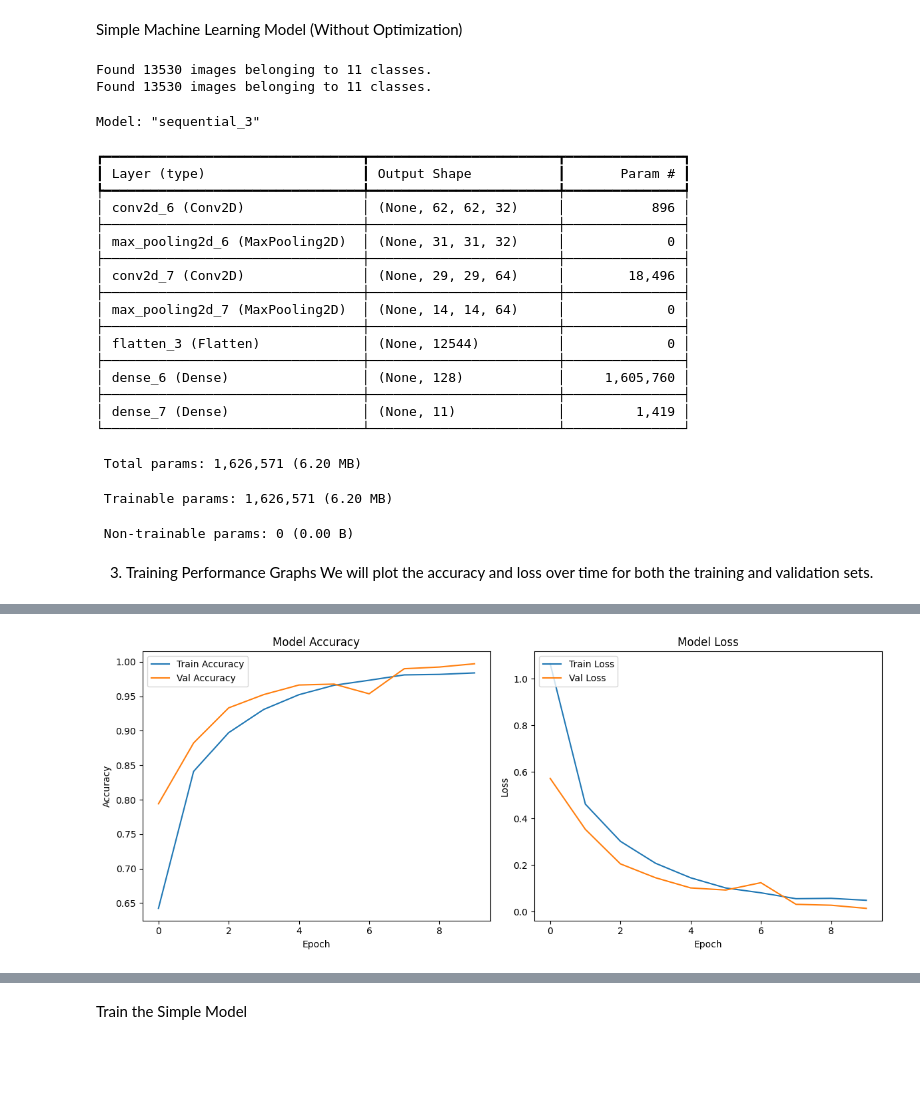
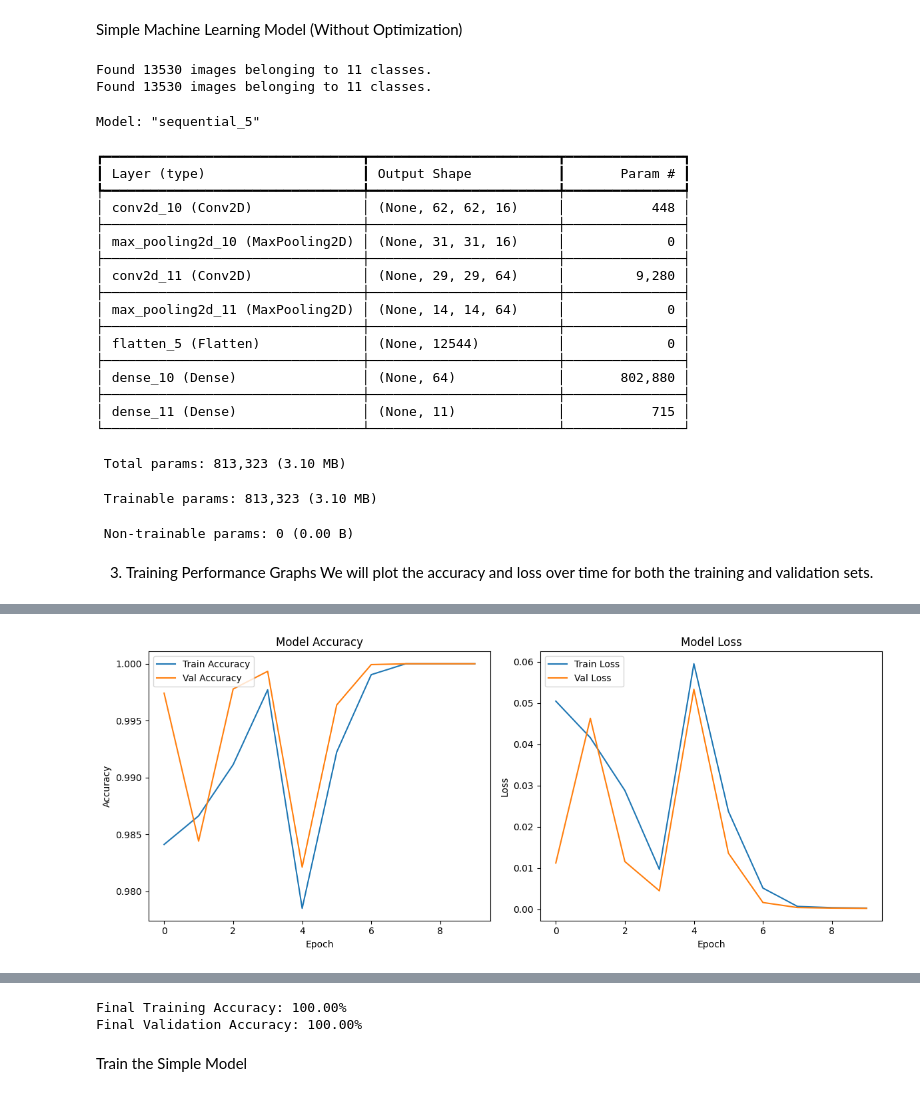
Before and after one commit to charite-uwatwembi/Crop-Disease-AI-Classification, a Jupyter notebook: notebook.ipynb, the cells around one changed output, grey strips where cells are left out. Saved outputs shown, nothing was run; the diff lists cells and outputs as text; code cells hidden in the pictures; blank space fills up the shorter version.

```diff
--- a/notebook.ipynb
+++ b/notebook.ipynb
@@ -147,7 +121,9 @@ val_data = val_datagen.flow_from_directory(
 simple_model = Sequential()
 
 # Input layer (Convolutional)
-simple_model.add(Conv2D(32, (3, 3), activation='relu', input_shape=(64, 64, 3)))
+
+simple_model.add(Conv2D(16, (3, 3), activation='relu', input_shape=(64, 64, 3)))
+
 simple_model.add(MaxPooling2D(pool_size=(2, 2)))
 
 # Second convolutional layer
@@ -158,7 +134,8 @@ simple_model.add(MaxPooling2D(pool_size=(2, 2)))
 simple_model.add(Flatten())
 
 # Fully connected layers
-simple_model.add(Dense(128, activation='relu'))
+simple_model.add(Dense(64, activation='relu'))
+
 simple_model.add(Dense(train_generator.num_classes, activation='softmax'))  # Adjust output to the number of classes
 
 # Compile the model
@@ -169,26 +146,26 @@ simple_model.summary()
 # %% [output]
 Found 13530 images belonging to 11 classes.
 Found 13530 images belonging to 11 classes.
-Model: "sequential_3"
+Model: "sequential_5"
 ┏━━━━━━━━━━━━━━━━━━━━━━━━━━━━━━━━━┳━━━━━━━━━━━━━━━━━━━━━━━━┳━━━━━━━━━━━━━━━┓
 ┃ Layer (type)                    ┃ Output Shape           ┃       Param # ┃
 ┡━━━━━━━━━━━━━━━━━━━━━━━━━━━━━━━━━╇━━━━━━━━━━━━━━━━━━━━━━━━╇━━━━━━━━━━━━━━━┩
-│ conv2d_6 (Conv2D)               │ (None, 62, 62, 32)     │           896 │
+│ conv2d_10 (Conv2D)              │ (None, 62, 62, 16)     │           448 │
 ├─────────────────────────────────┼────────────────────────┼───────────────┤
-│ max_pooling2d_6 (MaxPooling2D)  │ (None, 31, 31, 32)     │             0 │
+│ max_pooling2d_10 (MaxPooling2D) │ (None, 31, 31, 16)     │             0 │
 ├─────────────────────────────────┼────────────────────────┼───────────────┤
-│ conv2d_7 (Conv2D)               │ (None, 29, 29, 64)     │        18,496 │
+│ conv2d_11 (Conv2D)              │ (None, 29, 29, 64)     │         9,280 │
 ├─────────────────────────────────┼────────────────────────┼───────────────┤
-│ max_pooling2d_7 (MaxPooling2D)  │ (None, 14, 14, 64)     │             0 │
+│ max_pooling2d_11 (MaxPooling2D) │ (None, 14, 14, 64)     │             0 │
 ├─────────────────────────────────┼────────────────────────┼───────────────┤
-│ flatten_3 (Flatten)             │ (None, 12544)          │             0 │
+│ flatten_5 (Flatten)             │ (None, 12544)          │             0 │
 ├─────────────────────────────────┼────────────────────────┼───────────────┤
-│ dense_6 (Dense)                 │ (None, 128)            │     1,605,760 │
+│ dense_10 (Dense)                │ (None, 64)             │       802,880 │
 ├─────────────────────────────────┼────────────────────────┼───────────────┤
-│ dense_7 (Dense)                 │ (None, 11)             │         1,419 │
+│ dense_11 (Dense)                │ (None, 11)             │           715 │
 └─────────────────────────────────┴────────────────────────┴───────────────┘
- Total params: 1,626,571 (6.20 MB)
+ Total params: 813,323 (3.10 MB)
- Trainable params: 1,626,571 (6.20 MB)
+ Trainable params: 813,323 (3.10 MB)
  Non-trainable params: 0 (0.00 B)
 # %% [markdown]
 3. Training Performance Graphs
@@ -223,5 +200,24 @@ def plot_training_history(history):
 
 # Plot training history for the simple model
 plot_training_history(history_simple)
+
+# Train the simple model
+history_simple = simple_model.fit(
+    train_generator,
+    steps_per_epoch=train_generator.samples // train_generator.batch_size,
+    validation_data=validation_generator,
+    validation_steps=validation_generator.samples // validation_generator.batch_size,
+    epochs=10
+)
+
+# Save the simple model
+simple_model.save('saved_models/simple_model.h5')
+# Convert to percentages
+train_acc_percent = train_acc * 100
+val_acc_percent = val_acc * 100
+
+# Print accuracy percentages
+print(f"Final Training Accuracy: {train_acc_percent:.2f}%")
+print(f"Final Validation Accuracy: {val_acc_percent:.2f}%")
 # %% [output]
 Epoch 1/10
@@ -247 +243 @@ Epoch 10/10
-[figure, old version]
+[figure, new version]
@@ -248,2 +265,4 @@ Epoch 10/10
+Final Training Accuracy: 100.00%
+Final Validation Accuracy: 100.00%
 # %% [markdown]
 Train the Simple Model
```
Also changed, not shown: parts of 8 cells of this notebook, 3 other files.
